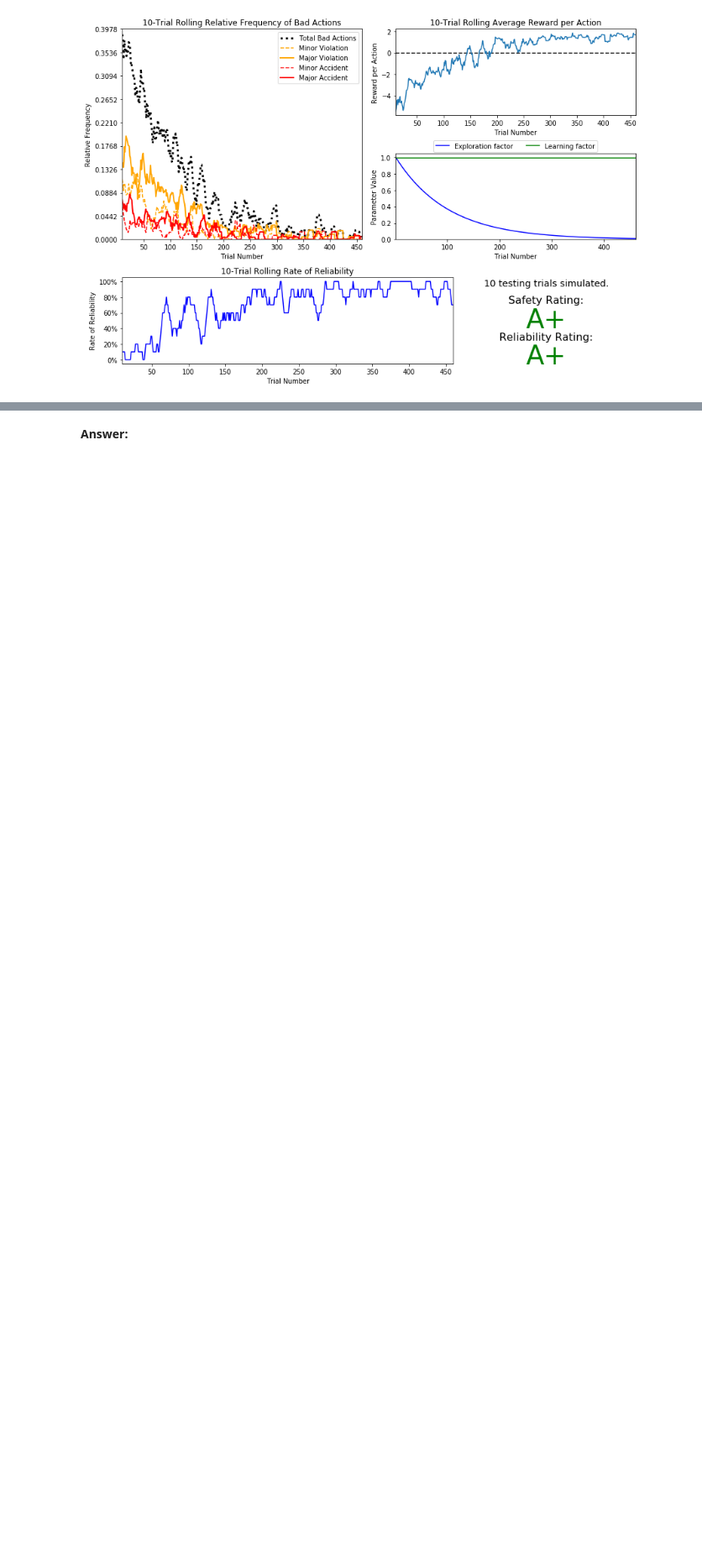
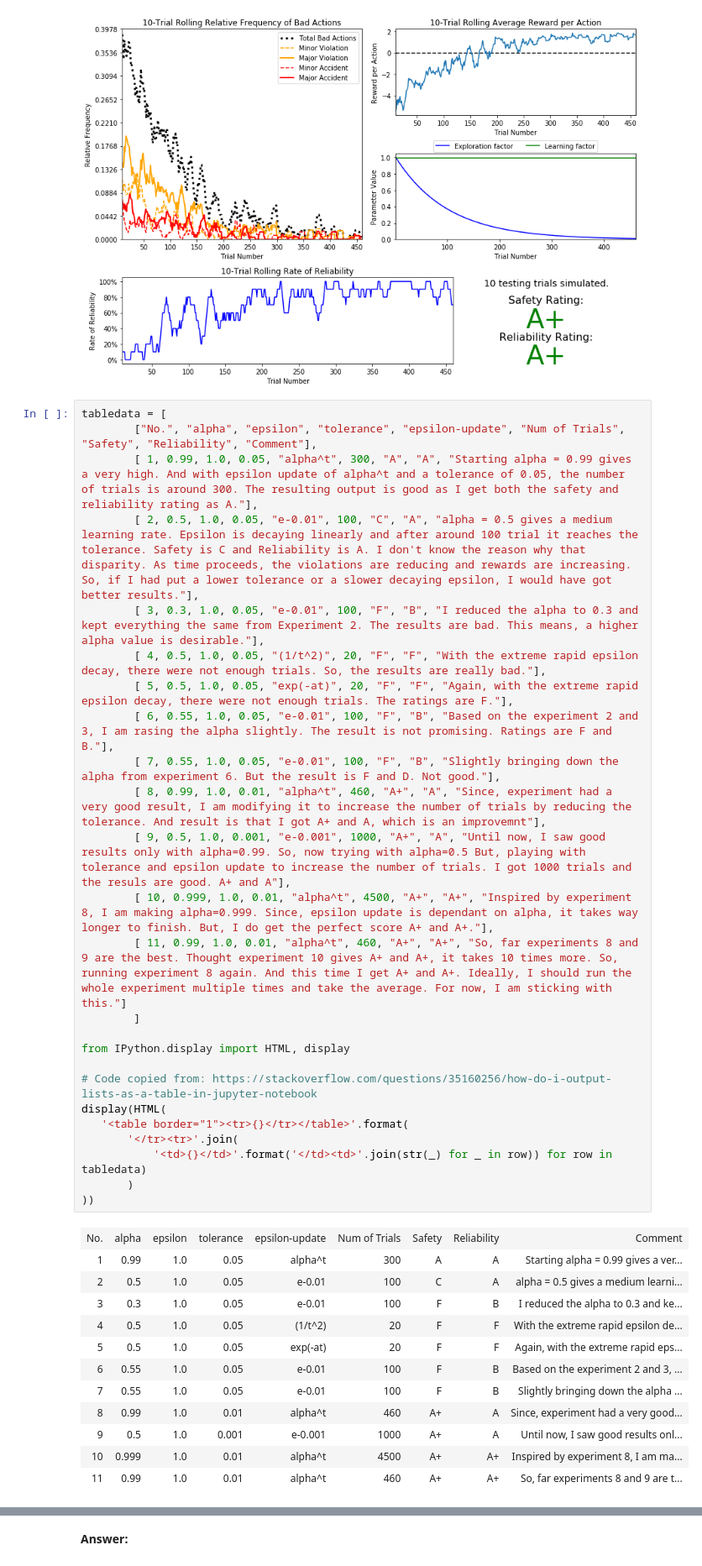
Before and after one commit to anilrajgr/udacity-machine-learning, a Jupyter notebook: projects/smartcab/smartcab.ipynb, the cells around one changed output, grey strips where cells are left out. Shown at 84% size. Drawn from its saved outputs; the diff is of its cells as text; blank space fills up the shorter version.

```diff
--- a/projects/smartcab/smartcab.ipynb
+++ b/projects/smartcab/smartcab.ipynb
@@ -383,6 +373,44 @@ vs.plot_trials('sim_improved-learning.csv')
 vs.plot_trials('sim_improved-learning.csv')
 # %% [output]
 [figure]
+# %%
+tabledata = [
+        ["No.", "alpha", "epsilon", "tolerance", "epsilon-update", "Num of Trials", "Safety", "Reliability", "Comment"],
+        [ 1, 0.99, 1.0, 0.05, "alpha^t", 300, "A", "A", "Starting alpha = 0.99 gives a very high. And with epsilon update of alpha^t and a tolerance of 0.05, the number of trials is around 300. The resulting output is good as I get both the safety and reliability rating as A."],
+        [ 2, 0.5, 1.0, 0.05, "e-0.01", 100, "C", "A", "alpha = 0.5 gives a medium learning rate. Epsilon is decaying linearly and after around 100 trial it reaches the tolerance. Safety is C and Reliability is A. I don't know the reason why that disparity. As time proceeds, the violations are reducing and rewards are increasing. So, if I had put a lower tolerance or a slower decaying epsilon, I would have got better results."],
+        [ 3, 0.3, 1.0, 0.05, "e-0.01", 100, "F", "B", "I reduced the alpha to 0.3 and kept everything the same from Experiment 2. The results are bad. This means, a higher alpha value is desirable."],
+        [ 4, 0.5, 1.0, 0.05, "(1/t^2)", 20, "F", "F", "With the extreme rapid epsilon decay, there were not enough trials. So, the results are really bad."],
+        [ 5, 0.5, 1.0, 0.05, "exp(-at)", 20, "F", "F", "Again, with the extreme rapid epsilon decay, there were not enough trials. The ratings are F."],
+        [ 6, 0.55, 1.0, 0.05, "e-0.01", 100, "F", "B", "Based on the experiment 2 and 3, I am rasing the alpha slightly. The result is not promising. Ratings are F and B."],
+        [ 7, 0.55, 1.0, 0.05, "e-0.01", 100, "F", "B", "Slightly bringing down the alpha from experiment 6. But the result is F and D. Not good."],
+        [ 8, 0.99, 1.0, 0.01, "alpha^t", 460, "A+", "A", "Since, experiment had a very good result, I am modifying it to increase the number of trials by reducing the tolerance. And result is that I got A+ and A, which is an improvemnt"],
+        [ 9, 0.5, 1.0, 0.001, "e-0.001", 1000, "A+", "A", "Until now, I saw good results only with alpha=0.99. So, now trying with alpha=0.5 But, playing with tolerance and epsilon update to increase the number of trials. I got 1000 trials and the resuls are good. A+ and A"],
+        [ 10, 0.999, 1.0, 0.01, "alpha^t", 4500, "A+", "A+", "Inspired by experiment 8, I am making alpha=0.999. Since, epsilon update is dependant on alpha, it takes way longer to finish. But, I do get the perfect score A+ and A+."],
+        [ 11, 0.99, 1.0, 0.01, "alpha^t", 460, "A+", "A+", "So, far experiments 8 and 9 are the best. Thought experiment 10 gives A+ and A+, it takes 10 times more. So, running experiment 8 again. And this time I get A+ and A+. Ideally, I should run the whole experiment multiple times and take the average. For now, I am sticking with this."]
+        ]
+
+from IPython.display import HTML, display
+
+# Code copied from: https://stackoverflow.com/questions/35160256/how-do-i-output-lists-as-a-table-in-jupyter-notebook
+display(HTML(
+   '<table border="1"><tr>{}</tr></table>'.format(
+       '</tr><tr>'.join(
+           '<td>{}</td>'.format('</td><td>'.join(str(_) for _ in row)) for row in tabledata)
+       )
+))
+# %% [output]
+| No. | alpha | epsilon | tolerance | epsilon-update | Num of Trials | Safety | Reliability | Comment |
+| 1 | 0.99 | 1.0 | 0.05 | alpha^t | 300 | A | A | Starting alpha = 0.99 gives a ver... |
+| 2 | 0.5 | 1.0 | 0.05 | e-0.01 | 100 | C | A | alpha = 0.5 gives a medium learni... |
+| 3 | 0.3 | 1.0 | 0.05 | e-0.01 | 100 | F | B | I reduced the alpha to 0.3 and ke... |
+| 4 | 0.5 | 1.0 | 0.05 | (1/t^2) | 20 | F | F | With the extreme rapid epsilon de... |
+| 5 | 0.5 | 1.0 | 0.05 | exp(-at) | 20 | F | F | Again, with the extreme rapid eps... |
+| 6 | 0.55 | 1.0 | 0.05 | e-0.01 | 100 | F | B | Based on the experiment 2 and 3, ... |
+| 7 | 0.55 | 1.0 | 0.05 | e-0.01 | 100 | F | B | Slightly bringing down the alpha ... |
+| 8 | 0.99 | 1.0 | 0.01 | alpha^t | 460 | A+ | A | Since, experiment had a very good... |
+| 9 | 0.5 | 1.0 | 0.001 | e-0.001 | 1000 | A+ | A | Until now, I saw good results onl... |
+| 10 | 0.999 | 1.0 | 0.01 | alpha^t | 4500 | A+ | A+ | Inspired by experiment 8, I am ma... |
+| 11 | 0.99 | 1.0 | 0.01 | alpha^t | 460 | A+ | A+ | So, far experiments 8 and 9 are t... |
 # %% [markdown]
 ### Question 7
 Using the visualization above that was produced from your improved Q-Learning simulation, provide a final analysis and make observations about the improved driving agent like in **Question 6**. Questions you should answer:
```
Also changed, not shown: parts of 5 cells of this notebook.
